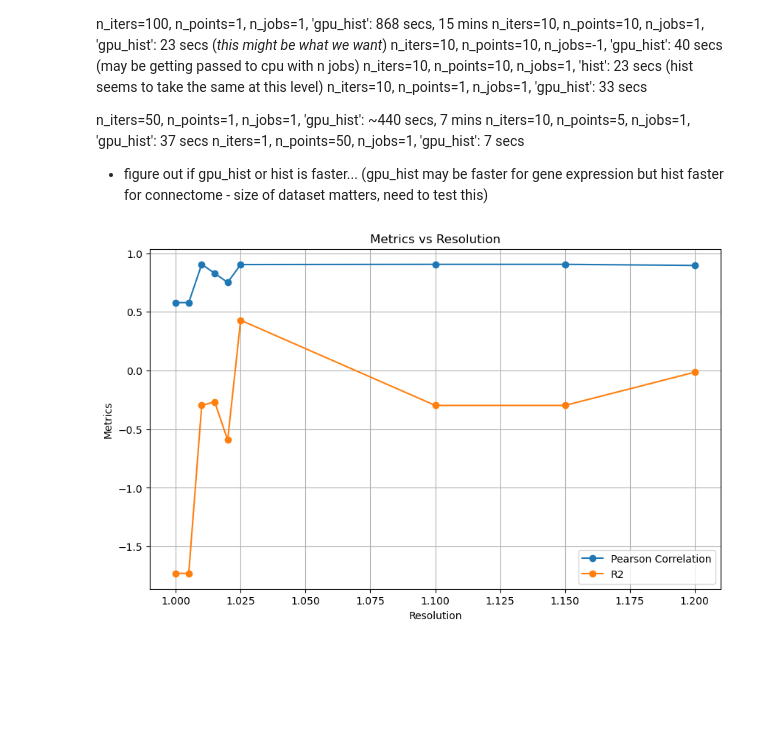
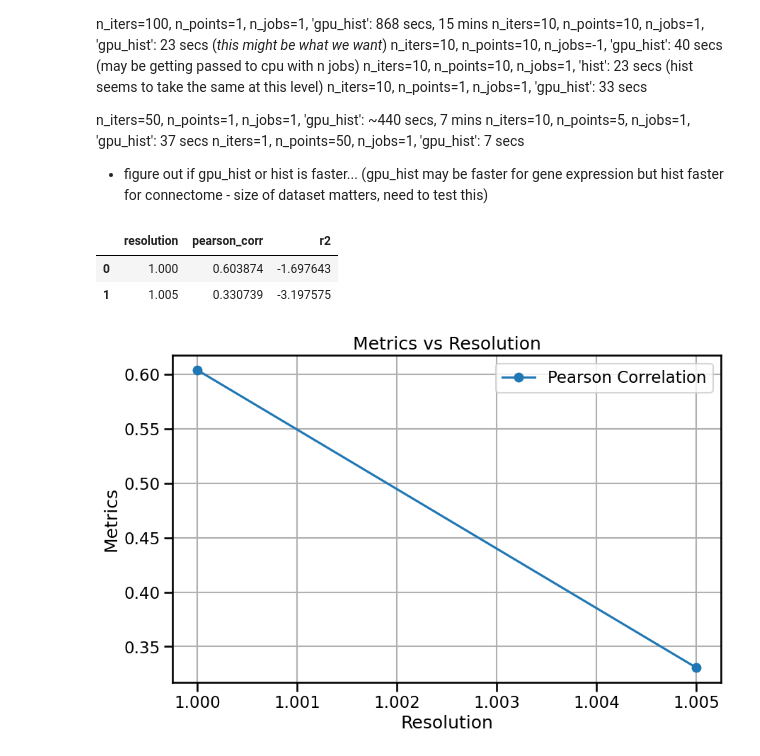
Before and after one commit to neuroinfolab/GeneEx2Conn, a Jupyter notebook: experiments.ipynb, the cells around one changed output. Drawn from its saved outputs; the diff is of its cells as text; code cells hidden in the pictures; blank space fills up the shorter version.

Commit message:
push new pickle runs

```diff
--- a/experiments.ipynb
+++ b/experiments.ipynb
@@ -69,10 +87,10 @@ import pandas as pd
 
 loaded_results = {}
 
-params = [1.0, 1.005, 1.01, 1.015, 1.02, 1.025, 1.1, 1.15, 1.2]
+params = [1.000, 1.005] # 1.005, 1.01, 1.015, 1.02, 1.025, 1.1, 1.15, 1.2]
 for p in params:
     dataset = f"single_sim_conn_community_xgboost{p}.pickle"
-    loaded_results[p] = multi_sim_run.open_pickled_results(dataset)
+    loaded_results[p] = open_pickled_results(dataset)
 
 filtered_results = []
 for r, v in loaded_results.items():
@@ -81,19 +99,23 @@ for r, v in loaded_results.items():
 
 df = pd.DataFrame.from_dict(filtered_results)
 df
+# %% [output]
+|  | resolution | pearson_corr | r2 |
+| 0 | 1.000 | 0.603874 | -1.697643 |
+| 1 | 1.005 | 0.330739 | -3.197575 |
 # %%
 import matplotlib.pyplot as plt
 
 # Plotting pearson_corr
 plt.figure(figsize=(10, 6))
 plt.plot(df['resolution'], df['pearson_corr'], marker='o', label='Pearson Correlation')
-plt.plot(df['resolution'], df['r2'], marker='o', label='R2')
+#plt.plot(df['resolution'], df['r2'], marker='o', label='R2')
 plt.xlabel('Resolution')
 plt.ylabel('Metrics')
 plt.title('Metrics vs Resolution')
 plt.legend()
 plt.grid(True)
 plt.show()
 # %% [output]
-[figure, old version]
+[figure, new version]
 # %%
```
Also changed, not shown: parts of 6 cells of this notebook, 10 other files.
